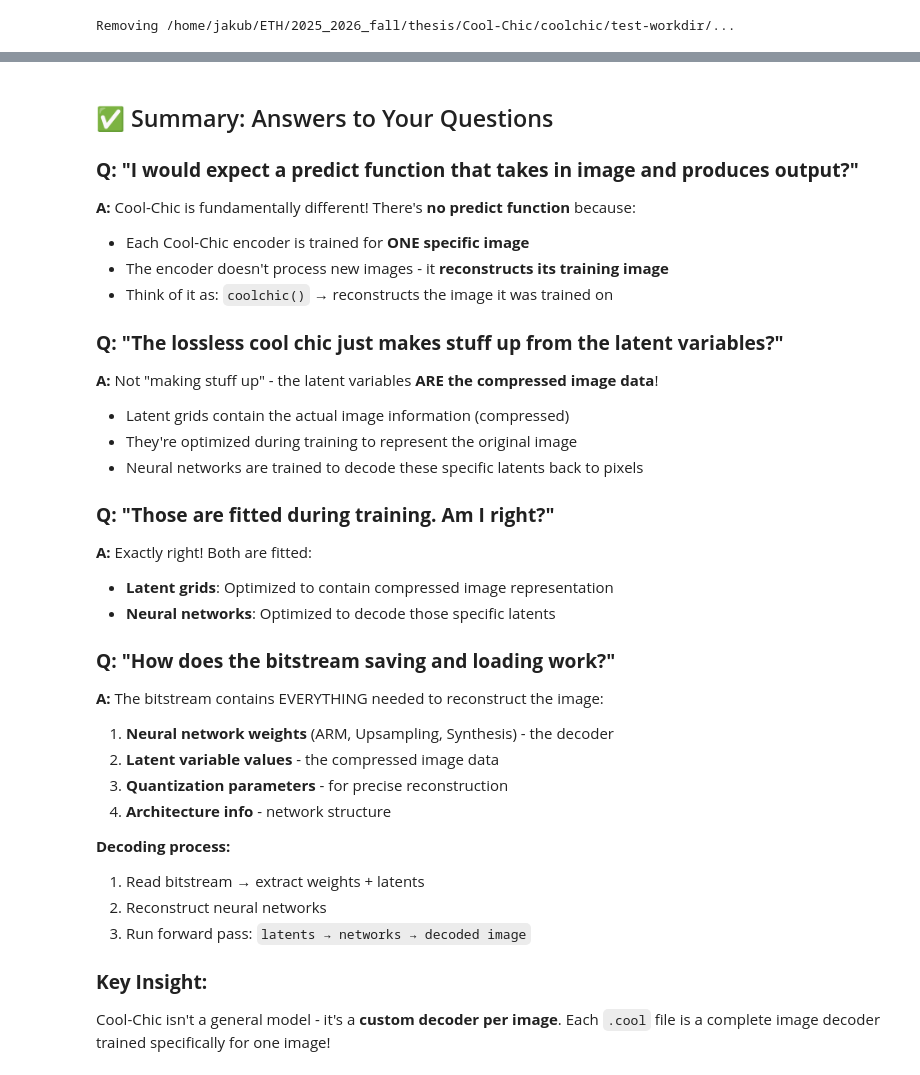
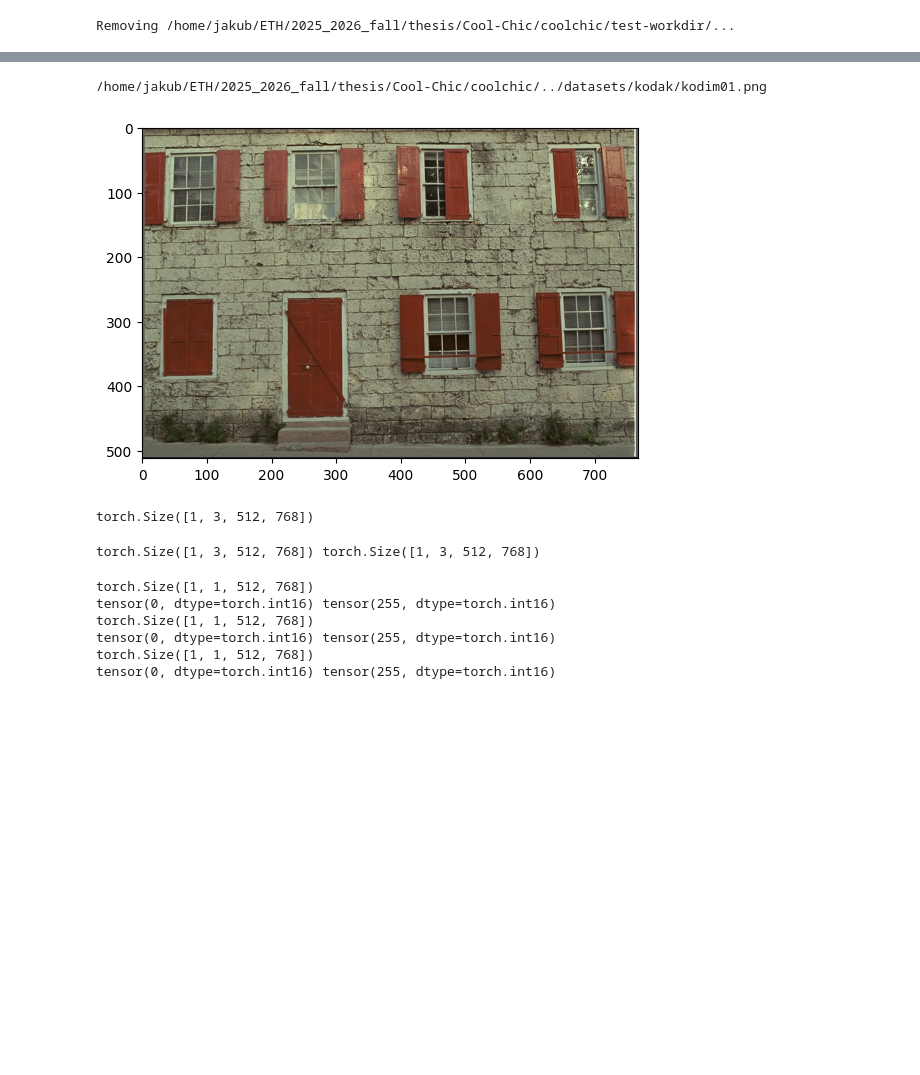
Before and after one commit to Qwedux/Cool-Chic, a Jupyter notebook: coolchic/lossless_test.ipynb, the cells around one changed output, grey strips where cells are left out. Cells and saved outputs as stored; diff of their text form; code cells hidden in the pictures; blank space fills up the shorter version.

Commit message:
Feat: Lossless encoding and decoding

```diff
--- a/coolchic/lossless_test.ipynb
+++ b/coolchic/lossless_test.ipynb
@@ -826,38 +291,0 @@ Target image: torch.Size([1, 3, 512, 768])
-# %% [markdown]
-## ✅ Summary: Answers to Your Questions
-
-### **Q: "I would expect a predict function that takes in image and produces output?"**
-
-**A:** Cool-Chic is fundamentally different! There's **no predict function** because:
-- Each Cool-Chic encoder is trained for **ONE specific image**
-- The encoder doesn't process new images - it **reconstructs its training image**
-- Think of it as: `coolchic()` → reconstructs the image it was trained on
-
-### **Q: "The lossless cool chic just makes stuff up from the latent variables?"**
-
-**A:** Not "making stuff up" - the latent variables **ARE the compressed image data**!
-- Latent grids contain the actual image information (compressed)
-- They're optimized during training to represent the original image
-- Neural networks are trained to decode these specific latents back to pixels
-
-### **Q: "Those are fitted during training. Am I right?"**
-
-**A:** Exactly right! Both are fitted:
-- **Latent grids**: Optimized to contain compressed image representation
-- **Neural networks**: Optimized to decode those specific latents
-
-### **Q: "How does the bitstream saving and loading work?"**
-
-**A:** The bitstream contains EVERYTHING needed to reconstruct the image:
-1. **Neural network weights** (ARM, Upsampling, Synthesis) - the decoder
-2. **Latent variable values** - the compressed image data
-3. **Quantization parameters** - for precise reconstruction
-4. **Architecture info** - network structure
-
-**Decoding process:**
-1. Read bitstream → extract weights + latents
-2. Reconstruct neural networks
-3. Run forward pass: `latents → networks → decoded image`
-
-### **Key Insight:**
-Cool-Chic isn't a general model - it's a **custom decoder per image**. Each `.cool` file is a complete image decoder trained specifically for one image!
@@ -863,0 +375,40 @@ Cool-Chic isn't a general model - it's a **custom decoder per image**. Each `.co
+# %%
+# load args["input"] image to a numpy array
+
+import cv2
+print(args["input"])
+# load image in rgb way
+im = cv2.imread(filename=args["input"])
+assert im is not None, f"Failed to read image {args['input']}"
+im = im[:, :, ::-1]  # Convert BGR to RGB
+
+plt.imshow(im)
+plt.show()
+
+im = im.transpose(2, 0, 1)[None,]  # Change to CxHxW
+im_tensor = torch.from_numpy(im.copy()).float() / 255.0  # Normalize to [0, 1]
+print(im_tensor.shape)
+# %% [output]
+/home/jakub/ETH/2025_2026_fall/thesis/Cool-Chic/coolchic/../datasets/kodak/kodim01.png
+[figure, added]
+torch.Size([1, 3, 512, 768])
+# %%
+mu = random_prior["raw_out"][:, :3]
+scale = random_prior["raw_out"][:, 3:6]
+print(mu.shape, scale.shape)
+# %% [output]
+torch.Size([1, 3, 512, 768]) torch.Size([1, 3, 512, 768])
+# %%
+# assert isinstance(im, torch.Tensor), "Image should be a torch.Tensor"
+# with open(args["output"] + "_encoded.bin", "wb") as f:
+#     for byte_string in encode(im, mu, scale):
+#         f.write(byte_string)
+
+encoded_bytes = encode(im_tensor, mu, scale)
+# %% [output]
+torch.Size([1, 1, 512, 768])
+tensor(0, dtype=torch.int16) tensor(255, dtype=torch.int16)
+torch.Size([1, 1, 512, 768])
+tensor(0, dtype=torch.int16) tensor(255, dtype=torch.int16)
+torch.Size([1, 1, 512, 768])
+tensor(0, dtype=torch.int16) tensor(255, dtype=torch.int16)
```
Also changed, not shown: parts of 17 cells of this notebook, 2 other files.
